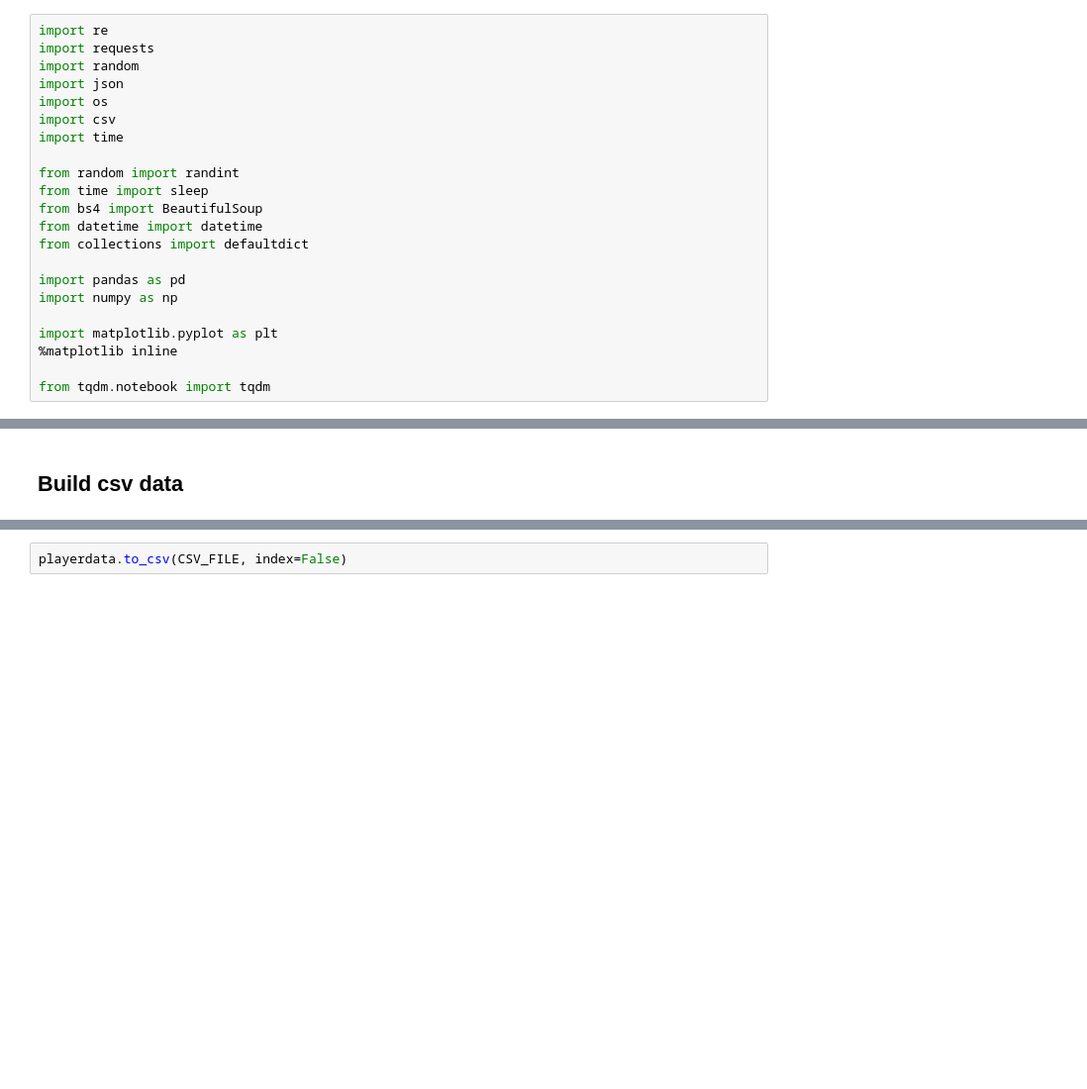
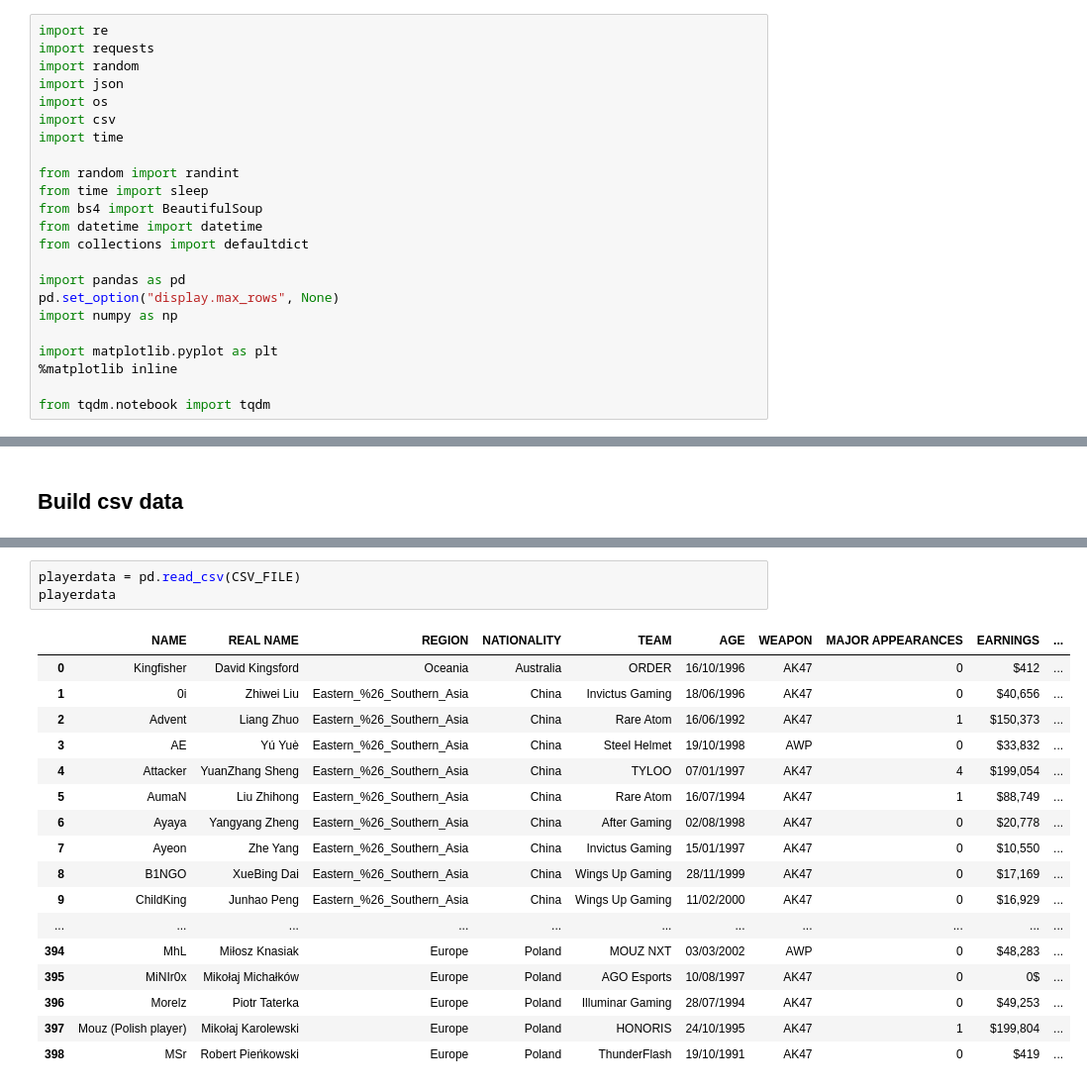
Before and after one commit to dvermaas/Counter-Strikle, a Jupyter notebook: CounterStrikleBot.ipynb, the cells around one changed output, grey strips where cells are left out. Shown at 99% size. Drawn from its saved outputs; the diff is of its cells as text; blank space fills up the shorter version.

```diff
--- a/CounterStrikleBot.ipynb
+++ b/CounterStrikleBot.ipynb
@@ -20,6 +20,7 @@ from datetime import datetime
 from collections import defaultdict
 
 import pandas as pd
+pd.set_option("display.max_rows", None)
 import numpy as np
 
 import matplotlib.pyplot as plt
@@ -174,2 +196,21 @@ OSError: [Errno 28] No space left on device
-# %%
-playerdata.to_csv(CSV_FILE, index=False)
+# %%
+playerdata = pd.read_csv(CSV_FILE)
+playerdata
+# %% [output]
+|  | NAME | REAL NAME | REGION | NATIONALITY | TEAM | AGE | WEAPON | MAJOR APPEARANCES | EARNINGS | ... |
+| 0 | Kingfisher | David Kingsford | Oceania | Australia | ORDER | 16/10/1996 | AK47 | 0 | $412 | ... |
+| 1 | 0i | Zhiwei Liu | Eastern_%26_Southern_Asia | China | Invictus Gaming | 18/06/1996 | AK47 | 0 | $40,656 | ... |
+| 2 | Advent | Liang Zhuo | Eastern_%26_Southern_Asia | China | Rare Atom | 16/06/1992 | AK47 | 1 | $150,373 | ... |
+| 3 | AE | Yú Yuè | Eastern_%26_Southern_Asia | China | Steel Helmet | 19/10/1998 | AWP | 0 | $33,832 | ... |
+| 4 | Attacker | YuanZhang Sheng | Eastern_%26_Southern_Asia | China | TYLOO | 07/01/1997 | AK47 | 4 | $199,054 | ... |
+| 5 | AumaN | Liu Zhihong | Eastern_%26_Southern_Asia | China | Rare Atom | 16/07/1994 | AK47 | 1 | $88,749 | ... |
+| 6 | Ayaya | Yangyang Zheng | Eastern_%26_Southern_Asia | China | After Gaming | 02/08/1998 | AK47 | 0 | $20,778 | ... |
+| 7 | Ayeon | Zhe Yang | Eastern_%26_Southern_Asia | China | Invictus Gaming | 15/01/1997 | AK47 | 0 | $10,550 | ... |
+| 8 | B1NGO | XueBing Dai | Eastern_%26_Southern_Asia | China | Wings Up Gaming | 28/11/1999 | AK47 | 0 | $17,169 | ... |
+| 9 | ChildKing | Junhao Peng | Eastern_%26_Southern_Asia | China | Wings Up Gaming | 11/02/2000 | AK47 | 0 | $16,929 | ... |
+| ... | ... | ... | ... | ... | ... | ... | ... | ... | ... | ... |
+| 394 | MhL | Miłosz Knasiak | Europe | Poland | MOUZ NXT | 03/03/2002 | AWP | 0 | $48,283 | ... |
+| 395 | MiNIr0x | Mikołaj Michałków | Europe | Poland | AGO Esports | 10/08/1997 | AK47 | 0 | 0$ | ... |
+| 396 | Morelz | Piotr Taterka | Europe | Poland | Illuminar Gaming | 28/07/1994 | AK47 | 0 | $49,253 | ... |
+| 397 | Mouz (Polish player) | Mikołaj Karolewski | Europe | Poland | HONORIS | 24/10/1995 | AK47 | 1 | $199,804 | ... |
+| 398 | MSr | Robert Pieńkowski | Europe | Poland | ThunderFlash | 19/10/1991 | AK47 | 0 | $419 | ... |
```
Also changed, not shown: parts of 5 cells of this notebook, 3 other files.
